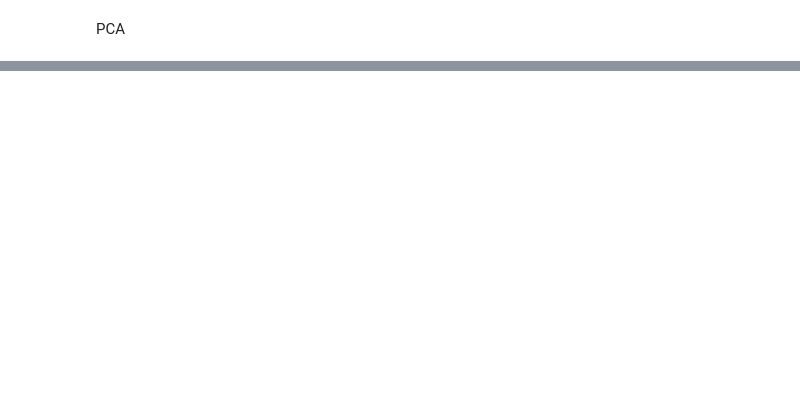
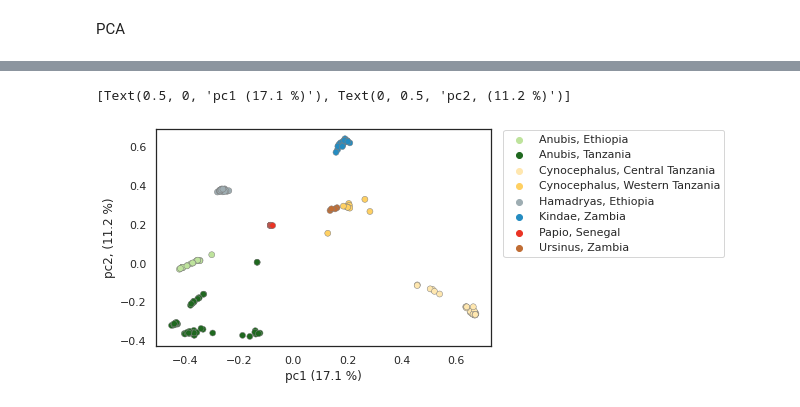
Before and after one commit to erikfogh/baboon_analysis, a Jupyter notebook: notebooks/paint02_heatmap_and_PCA.ipynb, the cells around one changed output, grey strips where cells are left out. Saved outputs shown, nothing was run; the diff lists cells and outputs as text; code cells hidden in the pictures; blank space fills up the shorter version.

```diff
--- a/notebooks/paint02_heatmap_and_PCA.ipynb
+++ b/notebooks/paint02_heatmap_and_PCA.ipynb
@@ -215,0 +254,9 @@ g.set(xlabel="pc{}".format(pcx+1), ylabel="pc{}".format(pcy+1))
+# %%
+pcx, pcy = 0, 1
+g = sns.scatterplot(x=projection[:,pcx], y=projection[:,pcy], hue=merged_chunk_meta["C_origin"], palette=color_dir,
+                   edgecolor="gray")
+g.legend(bbox_to_anchor=(1.02, 1.02))
+g.set(xlabel="pc{} (17.1 %)".format(pcx+1), ylabel="pc{}, (11.2 %)".format(pcy+1))
+# %% [output]
+[Text(0.5, 0, 'pc1 (17.1 %)'), Text(0, 0.5, 'pc2, (11.2 %)')]
+[figure, added]
```
Also changed, not shown: parts of 22 cells of this notebook, 17 other files.
